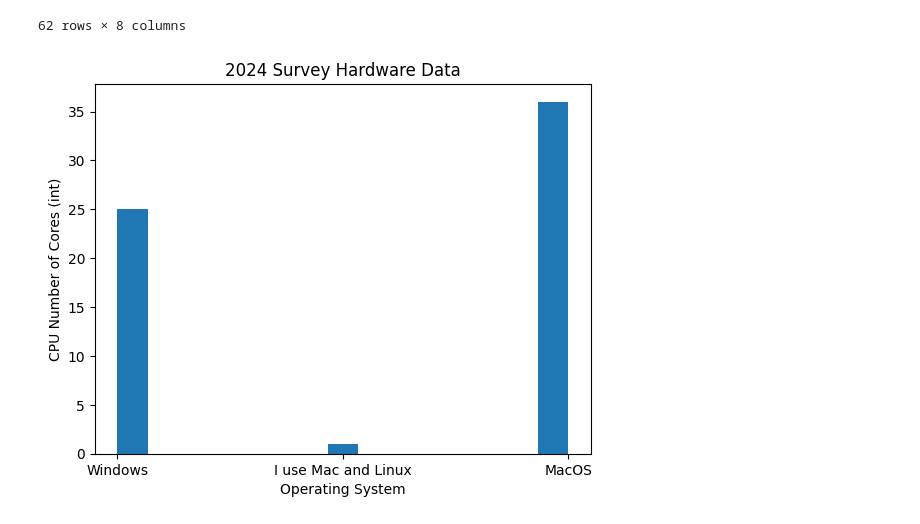
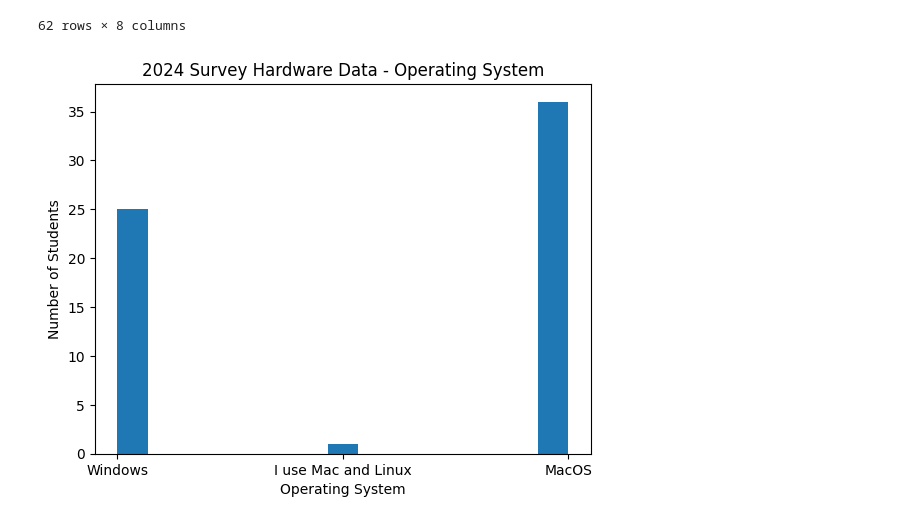
Before and after one commit to david-hernandz/Projects, a Jupyter notebook: 2024 Survey Hardware Data.ipynb, the cells around one changed output. Cells and saved outputs as stored; diff of their text form; code cells hidden in the pictures.

```diff
--- a/2024 Survey Hardware Data.ipynb
+++ b/2024 Survey Hardware Data.ipynb
@@ -21,15 +21,15 @@ df
 # %%
 import pandas as pd
 
 file_path = r'C:\Users\david\OneDrive\UVA\Orientation\2023-06-13-survey.csv'
 
 #load the CSV file into a DataFrame
 df = pd.read_csv(file_path)
 
 plt.hist(df['Operating System'], bins=15)
 plt.xlabel('Operating System')
-plt.ylabel('CPU Number of Cores (int)')
-plt.title('2024 Survey Hardware Data')
+plt.ylabel('Number of Students')
+plt.title('2024 Survey Hardware Data - Operating System')
 plt.show()
 # %% [output]
-[figure, old version]
+[figure, new version]
```
Also changed, not shown: parts of 5 cells of this notebook.
